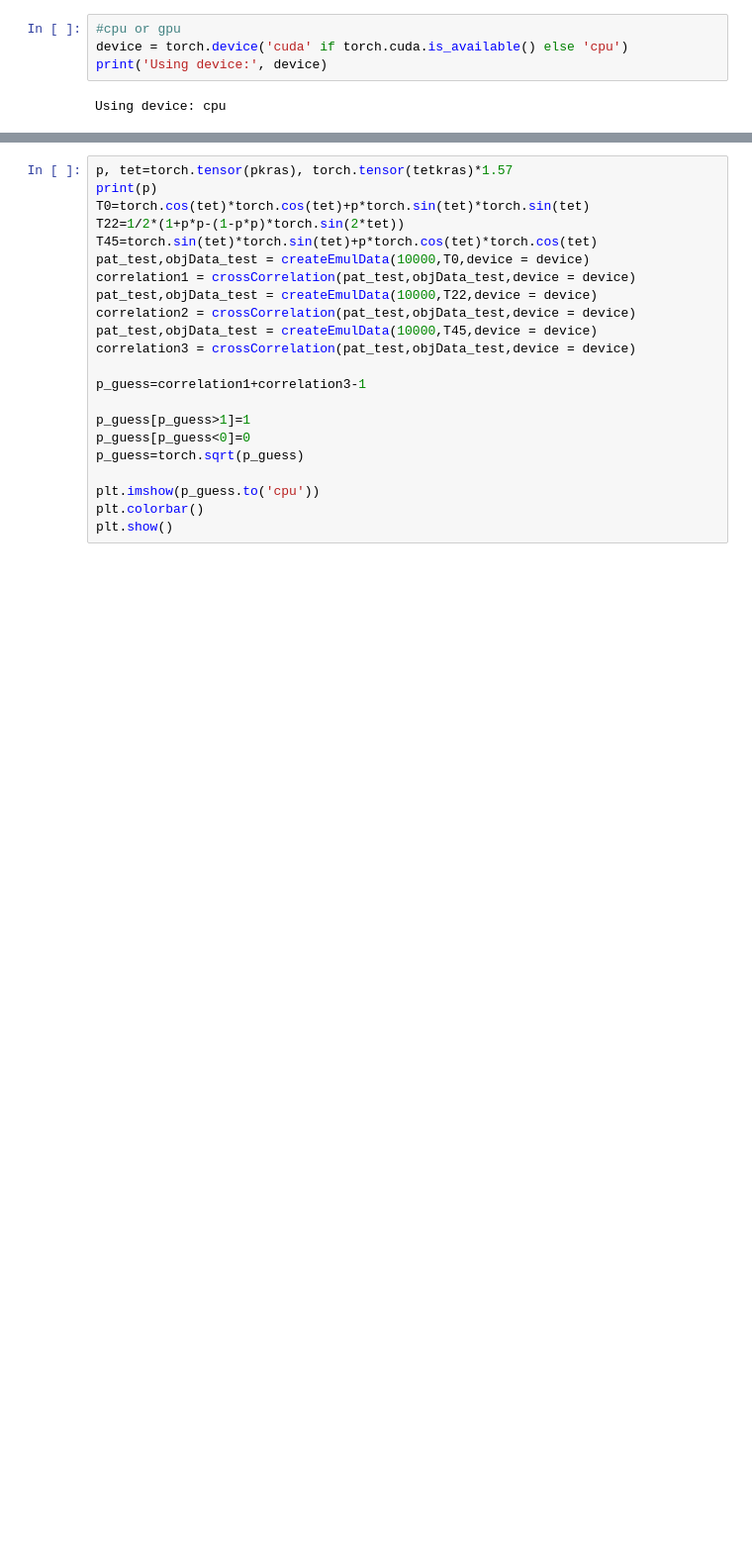
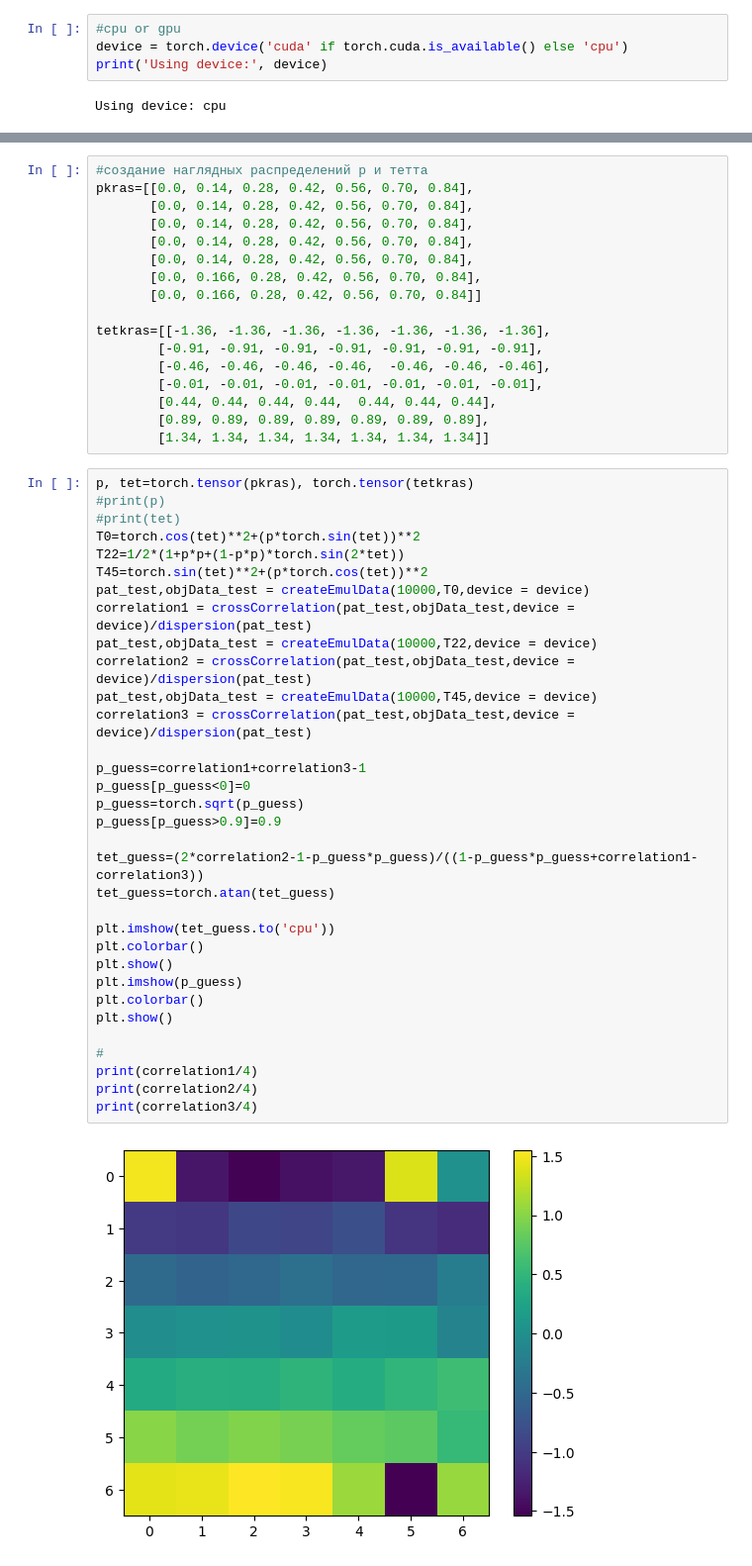
Before and after one commit to dainilliniad/small311qlab, a Jupyter notebook: курсовая_генерация.ipynb, the cells around one changed output, grey strips where cells are left out. Shown at 99% size. Drawn from its saved outputs; the diff is of its cells as text; blank space fills up the shorter version.

```diff
--- a/курсовая_генерация.ipynb
+++ b/курсовая_генерация.ipynb
@@ -117,22 +98,52 @@ tetkras=[[0.0, 0.166, 0.332, 0.498, 0.332, 0.166, 0.0],
+# %%
+#создание наглядных распределений p и тетта
+pkras=[[0.0, 0.14, 0.28, 0.42, 0.56, 0.70, 0.84],
+       [0.0, 0.14, 0.28, 0.42, 0.56, 0.70, 0.84],
+       [0.0, 0.14, 0.28, 0.42, 0.56, 0.70, 0.84],
+       [0.0, 0.14, 0.28, 0.42, 0.56, 0.70, 0.84],
+       [0.0, 0.14, 0.28, 0.42, 0.56, 0.70, 0.84],
+       [0.0, 0.166, 0.28, 0.42, 0.56, 0.70, 0.84],
+       [0.0, 0.166, 0.28, 0.42, 0.56, 0.70, 0.84]]
+
+tetkras=[[-1.36, -1.36, -1.36, -1.36, -1.36, -1.36, -1.36],
+        [-0.91, -0.91, -0.91, -0.91, -0.91, -0.91, -0.91],
+        [-0.46, -0.46, -0.46, -0.46,  -0.46, -0.46, -0.46],
+        [-0.01, -0.01, -0.01, -0.01, -0.01, -0.01, -0.01],
+        [0.44, 0.44, 0.44, 0.44,  0.44, 0.44, 0.44],
+        [0.89, 0.89, 0.89, 0.89, 0.89, 0.89, 0.89],
+        [1.34, 1.34, 1.34, 1.34, 1.34, 1.34, 1.34]]
 # %%
-p, tet=torch.tensor(pkras), torch.tensor(tetkras)*1.57
-print(p)
-T0=torch.cos(tet)*torch.cos(tet)+p*torch.sin(tet)*torch.sin(tet)
-T22=1/2*(1+p*p-(1-p*p)*torch.sin(2*tet))
-T45=torch.sin(tet)*torch.sin(tet)+p*torch.cos(tet)*torch.cos(tet)
+p, tet=torch.tensor(pkras), torch.tensor(tetkras)
+#print(p)
+#print(tet)
+T0=torch.cos(tet)**2+(p*torch.sin(tet))**2
+T22=1/2*(1+p*p+(1-p*p)*torch.sin(2*tet))
+T45=torch.sin(tet)**2+(p*torch.cos(tet))**2
 pat_test,objData_test = createEmulData(10000,T0,device = device)
-correlation1 = crossCorrelation(pat_test,objData_test,device = device)
+correlation1 = crossCorrelation(pat_test,objData_test,device = device)/dispersion(pat_test)
 pat_test,objData_test = createEmulData(10000,T22,device = device)
-correlation2 = crossCorrelation(pat_test,objData_test,device = device)
+correlation2 = crossCorrelation(pat_test,objData_test,device = device)/dispersion(pat_test)
 pat_test,objData_test = createEmulData(10000,T45,device = device)
-correlation3 = crossCorrelation(pat_test,objData_test,device = device)
+correlation3 = crossCorrelation(pat_test,objData_test,device = device)/dispersion(pat_test)
 
 p_guess=correlation1+correlation3-1
-
-p_guess[p_guess>1]=1
 p_guess[p_guess<0]=0
 p_guess=torch.sqrt(p_guess)
+p_guess[p_guess>0.9]=0.9
 
-plt.imshow(p_guess.to('cpu'))
+tet_guess=(2*correlation2-1-p_guess*p_guess)/((1-p_guess*p_guess+correlation1-correlation3))
+tet_guess=torch.atan(tet_guess)
+
+plt.imshow(tet_guess.to('cpu'))
 plt.colorbar()
 plt.show()
+plt.imshow(p_guess)
+plt.colorbar()
+plt.show()
+
+#
+print(correlation1/4)
+print(correlation2/4)
+print(correlation3/4)
+# %% [output]
+[figure, added]
```
Also changed, not shown: parts of 8 cells of this notebook.
